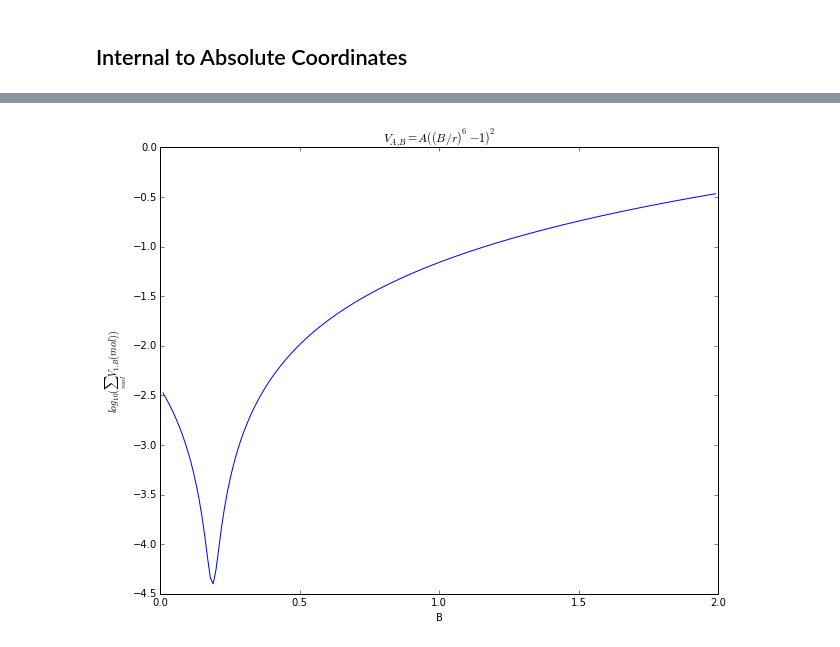
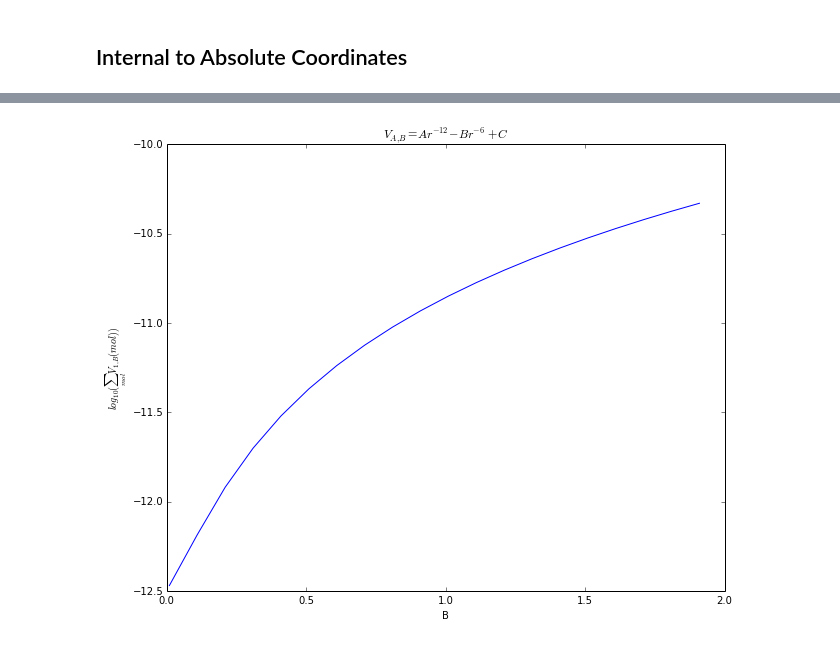
Before and after one commit to petermuehlbacher/reports, a Jupyter notebook: docking/implementation/proteindocking.ipynb, the cells around one changed output, grey strips where cells are left out. Saved outputs shown, nothing was run; the diff lists cells and outputs as text; code cells hidden in the pictures.

```diff
--- a/docking/implementation/proteindocking.ipynb
+++ b/docking/implementation/proteindocking.ipynb
@@ -343,11 +349,7 @@ def nerf(A,B,C,R,phi,theta,lbc="",D=None):
     n    = normalize(cross(AB,bc))
     nxbc = cross(n,bc) # already normalized by construction
 
-    # autograd doesn't like np.transpose()
-    m1 = np.array([bc[0],nxbc[0],n[0]])
-    m2 = np.array([bc[1],nxbc[1],n[1]])
-    m3 = np.array([bc[2],nxbc[2],n[2]])
-    M = np.array([m1,m2,m3])
+    M = np.transpose(np.array([bc,nxbc,n]))
     absD = np.dot(M,D)+C
     return absD
 # %% [markdown]
@@ -482,8 +495,8 @@ def LJ(r2,el1="",el2=""):
     ir6  = ir2*ir2*ir2 # (r^6)^-1
 
     # add +10 so that the potential is strictly positive
-    return (A*ir6 - B)*ir6+10
-    #return A*((B*B/r2)**3-1)**2 # = A*(B^12/r^12 - 2B^6/r^6 + 1) --> A~eps,B~rm^2,+1-> LJ>0
+    #return (A*ir6 - B)*ir6+10
+    return A*((B*B/r2)**3-1)**2 # = A*(B^12/r^12 - 2B^6/r^6 + 1) --> A~eps,B~rm^2,+1-> LJ>0
 
 def VLJ(fixedMol,flexMol):
     """
@@ -555,0 +590,13 @@ def getAnglesToUpdate(fullThetaList):
+# %%
+t, atu = getAnglesToUpdate(bigmolecule[5])
+t_p = t[:]
+t_m = t[:]
+
+t_p[0] = getVal(t_p[0])+0.0001
+t_m[0] = getVal(t_m[0])-0.0001
+params = np.array([0.0]*6+t)
+params_p = np.array([0.0]*6+t_p)
+params_m = np.array([0.0]*6+t_m)
+
+vg = value_and_grad(objective)
+g  = grad(objective)
@@ -624,12 +710,19 @@ vgT(np.array([2.])),vgT(np.array([1.,2.]))
 # %%
-Xvalues = np.arange(.01, 2., 0.01)
+import datetime
+print datetime.datetime.now().time() # temporary to estimate the needed time
+
+initValue = .01
+
+Xvalues = np.arange(initValue, 2., .1)
 
 potX  = []
-bestB = .01
-bestVal = vT(np.array([.01]))
+bestB = initValue
+bestVal = vT(np.array([initValue]))
 for i in Xvalues:
     val = vT(np.array([i]))
     potX.append(math.log10(getVal(val)))
+    print datetime.datetime.now().time() # temporary to estimate the needed time
+    print "B="+ str(i) + " -> vT(1.0,B)=" + str(math.log10(getVal(val)))
     if val < bestVal:
         bestVal = val
         bestB = i
@@ -636,13 +747,12 @@ for i in Xvalues:
 # %%
 plt.clf()
 plt.plot(Xvalues,potX)
 plt.xlabel('B')
 plt.ylabel('$log_{10}(\sum_{mol} V_{1,B}(mol))$')
-plt.title('$V_{A,B}=A((B/r)^6-1)^2$')
-#plt.savefig("V=A*((B*ir)**6-1)**2",dpi=200)
+plt.title('$V_{A,B}=Ar^{-12}-Br^{-6}+C$')
 plt.show()
 # %% [output]
-[figure, old version]
+[figure, new version]
 # %%
 # number of elements
 k = len(LJargs[0])
```
Also changed, not shown: parts of 20 cells of this notebook, 23 other files.
